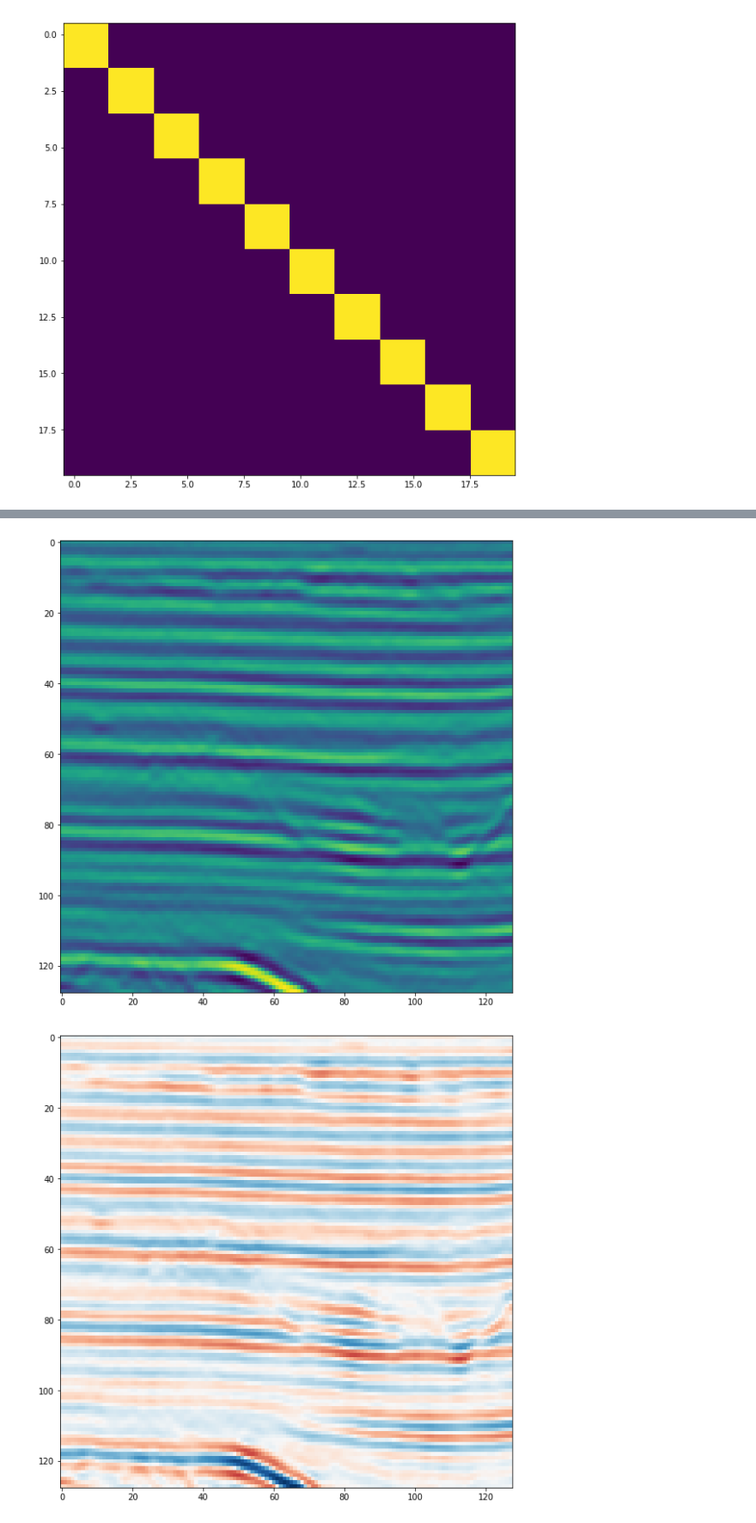
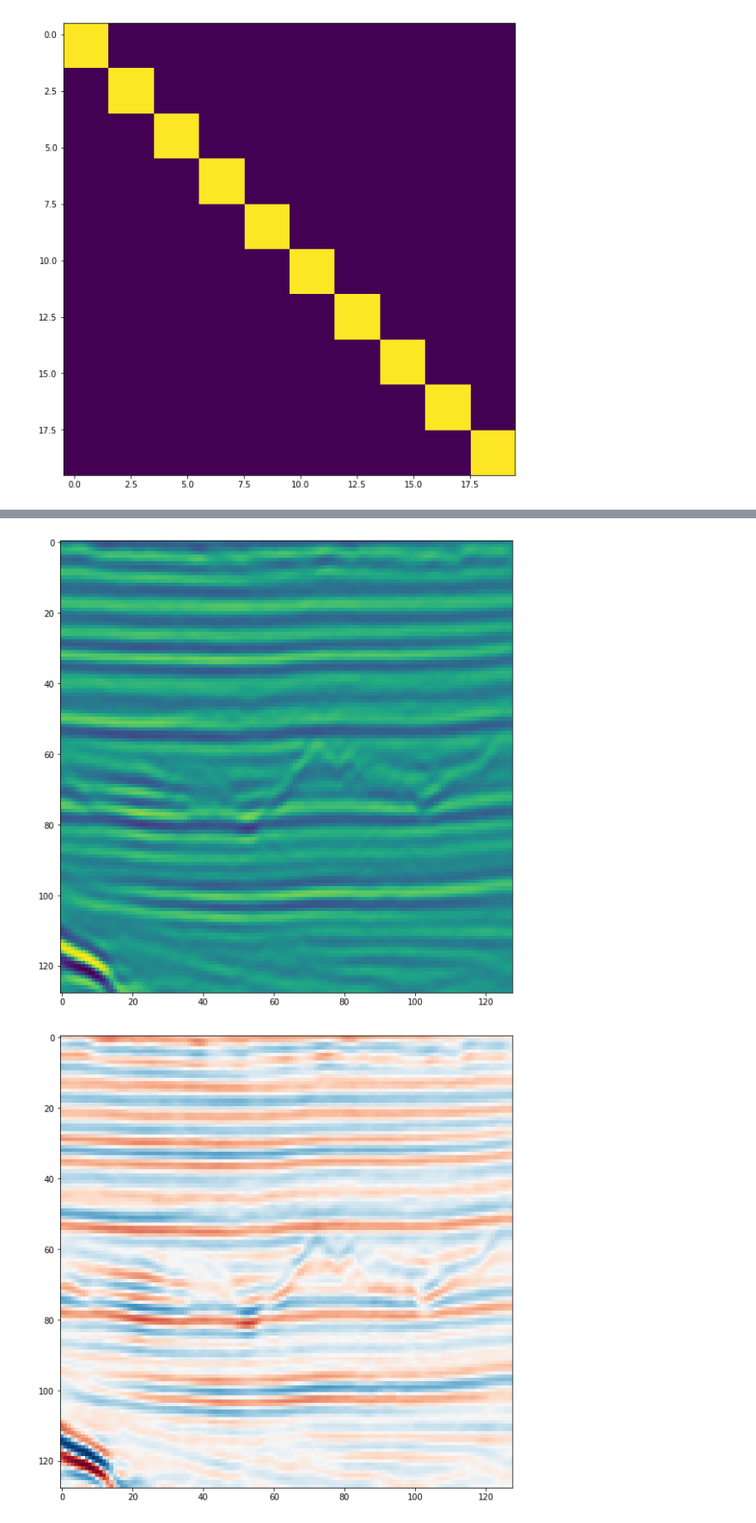
Before and after one commit to stevejpurves/gully-attack-rl, a Jupyter notebook: scripts/try cropping.ipynb, the cells around one changed output, grey strips where cells are left out. Shown at 86% size. Cells and saved outputs as stored; diff of their text form; code cells hidden in the pictures.

```diff
--- a/scripts/try cropping.ipynb
+++ b/scripts/try cropping.ipynb
@@ -65,8 +65,8 @@ for g_name, rgb_name, l_name in zip(grey_names, rgb_names, label_names):
     grey_label_resample = resample(grey_label, g_image.shape)
     print("labels resampled", grey_label_resample.shape)
 
-    y=50
-    x=180
+    y=60
+    x=240
     sz = 128
 
     grey_crop = g_image[y:y+sz, x:x+sz]
@@ -109,2 +109,2 @@ labels resampled (351, 671)
-[figure, old version]
+[figure, new version]
-[figure, old version]
+[figure, new version]
```
Also changed, not shown: parts of 1 cell of this notebook, 1 other file.
